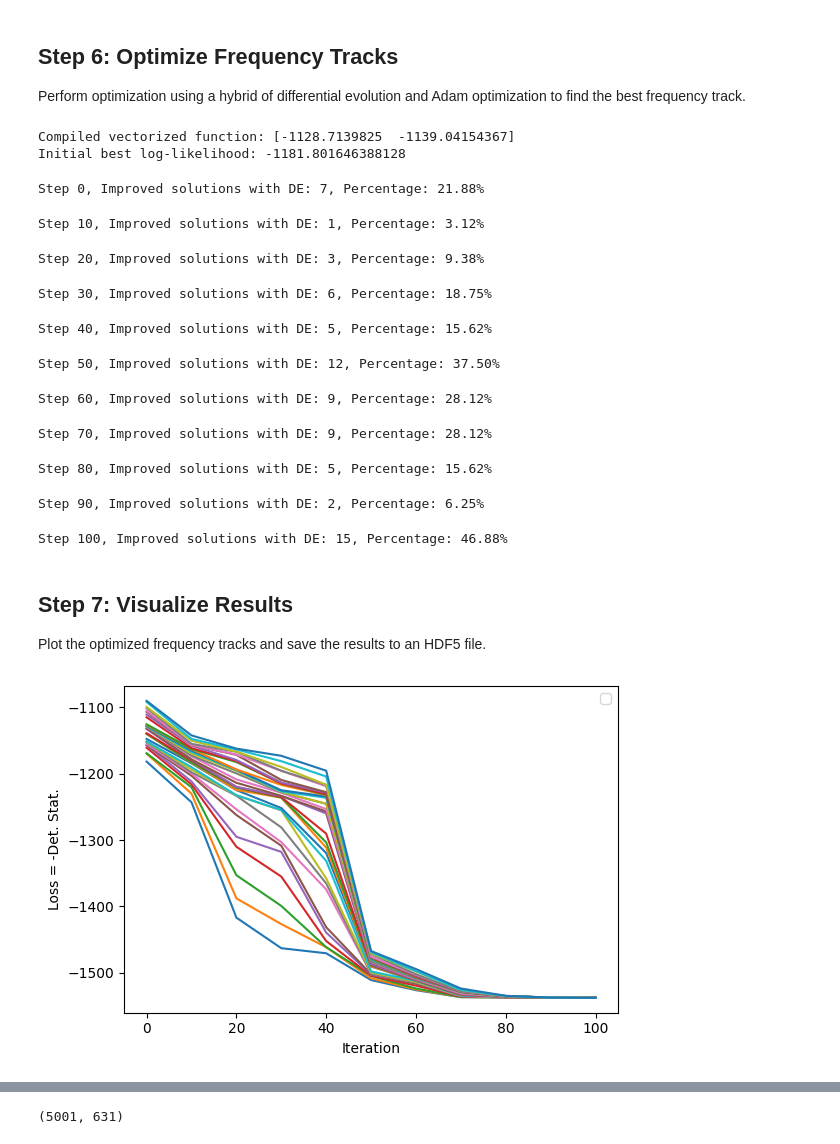
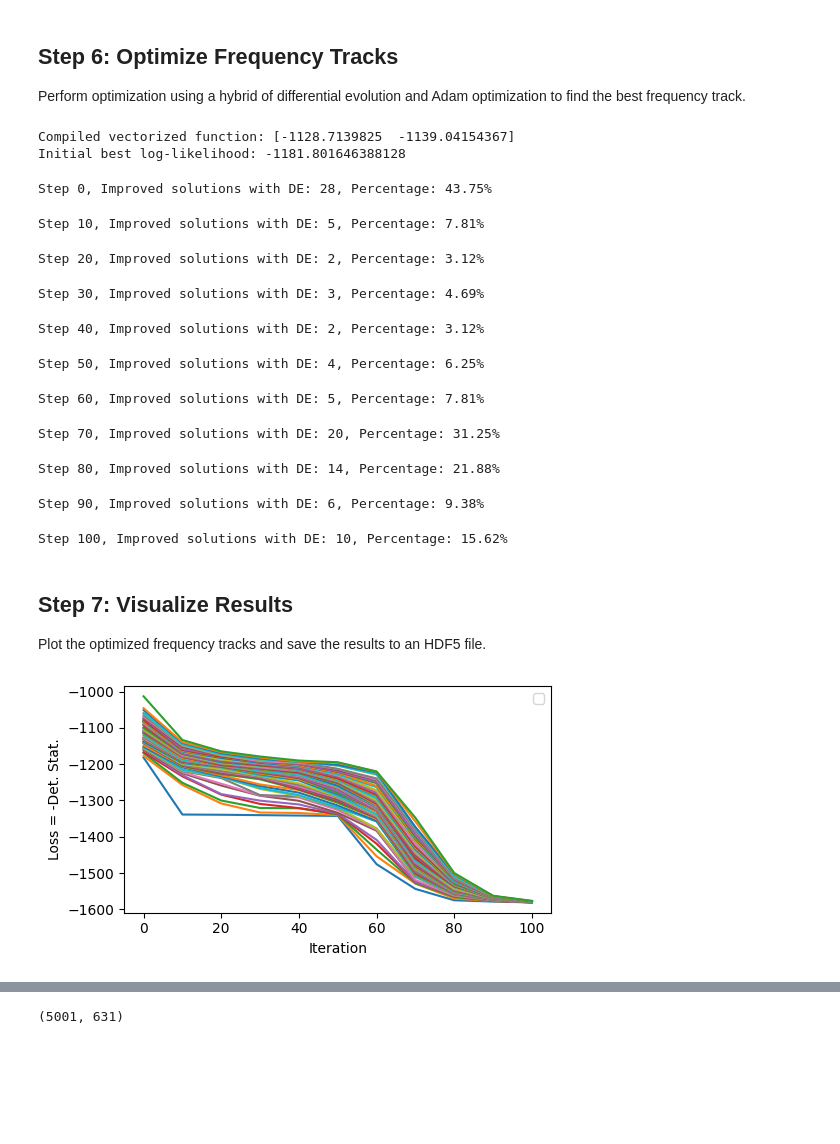
Before and after one commit to lorenzsp/EMRI-Search, a Jupyter notebook: QuickStartEMRIsearch.ipynb, the cells around one changed output, grey strips where cells are left out. Saved outputs shown, nothing was run; the diff lists cells and outputs as text; code cells hidden in the pictures; blank space fills up the shorter version.

```diff
--- a/QuickStartEMRIsearch.ipynb
+++ b/QuickStartEMRIsearch.ipynb
@@ -77,7 +77,7 @@ T_snr = 1.0  # SNR duration (years)
 seed = 2601  # Random seed
 nsteps = 100  # Number of optimization steps (reduced for quick start)
 batch_size = 64  # Initial batch size (reduced for quick start)
-opt_batch_size = 32  # Optimization batch size (reduced for quick start)
+opt_batch_size = 64  # Optimization batch size (reduced for quick start)
 output_dir = './quick_start_results'  # Output directory
 os.makedirs(output_dir, exist_ok=True)
 np.random.seed(seed)
@@ -258,33 +260,33 @@ for step in progress_bar:
 # %% [output]
 Compiled vectorized function: [-1128.7139825  -1139.04154367]
 Initial best log-likelihood: -1181.801646388128
-Step 0, Improved solutions with DE: 7, Percentage: 21.88%
+Step 0, Improved solutions with DE: 28, Percentage: 43.75%
-Step 10, Improved solutions with DE: 1, Percentage: 3.12%
+Step 10, Improved solutions with DE: 5, Percentage: 7.81%
-Step 20, Improved solutions with DE: 3, Percentage: 9.38%
+Step 20, Improved solutions with DE: 2, Percentage: 3.12%
-Step 30, Improved solutions with DE: 6, Percentage: 18.75%
+Step 30, Improved solutions with DE: 3, Percentage: 4.69%
-Step 40, Improved solutions with DE: 5, Percentage: 15.62%
+Step 40, Improved solutions with DE: 2, Percentage: 3.12%
-Step 50, Improved solutions with DE: 12, Percentage: 37.50%
+Step 50, Improved solutions with DE: 4, Percentage: 6.25%
-Step 60, Improved solutions with DE: 9, Percentage: 28.12%
+Step 60, Improved solutions with DE: 5, Percentage: 7.81%
-Step 70, Improved solutions with DE: 9, Percentage: 28.12%
+Step 70, Improved solutions with DE: 20, Percentage: 31.25%
-Step 80, Improved solutions with DE: 5, Percentage: 15.62%
+Step 80, Improved solutions with DE: 14, Percentage: 21.88%
-Step 90, Improved solutions with DE: 2, Percentage: 6.25%
+Step 90, Improved solutions with DE: 6, Percentage: 9.38%
-Step 100, Improved solutions with DE: 15, Percentage: 46.88%
+Step 100, Improved solutions with DE: 10, Percentage: 15.62%
 # %% [markdown]
 ## Step 7: Visualize Results
 
 Plot the optimized frequency tracks and save the results to an HDF5 file.
 # %%
 # plot the loss as a function of iteration for different walkers
-plt.figure(figsize=(6, 4))
+plt.figure(figsize=(8/1.5,4.5/1.5))
 iterations = np.arange(len(optimization_log['best_loss']))*save_step
 plt.plot(iterations, optimization_log['best_loss'])
 plt.xlabel('Iteration')
 plt.ylabel('Loss = -Det. Stat.')
 plt.legend()
 plt.tight_layout()
 plt.savefig(output_dir + '/loss_curve.png', dpi=300)
 # %% [output]
-[figure, old version]
+[figure, new version]
 # %%
 from matplotlib.animation import FuncAnimation
 from IPython.display import HTML
```
Also changed, not shown: parts of 9 cells of this notebook, 9 other files.
